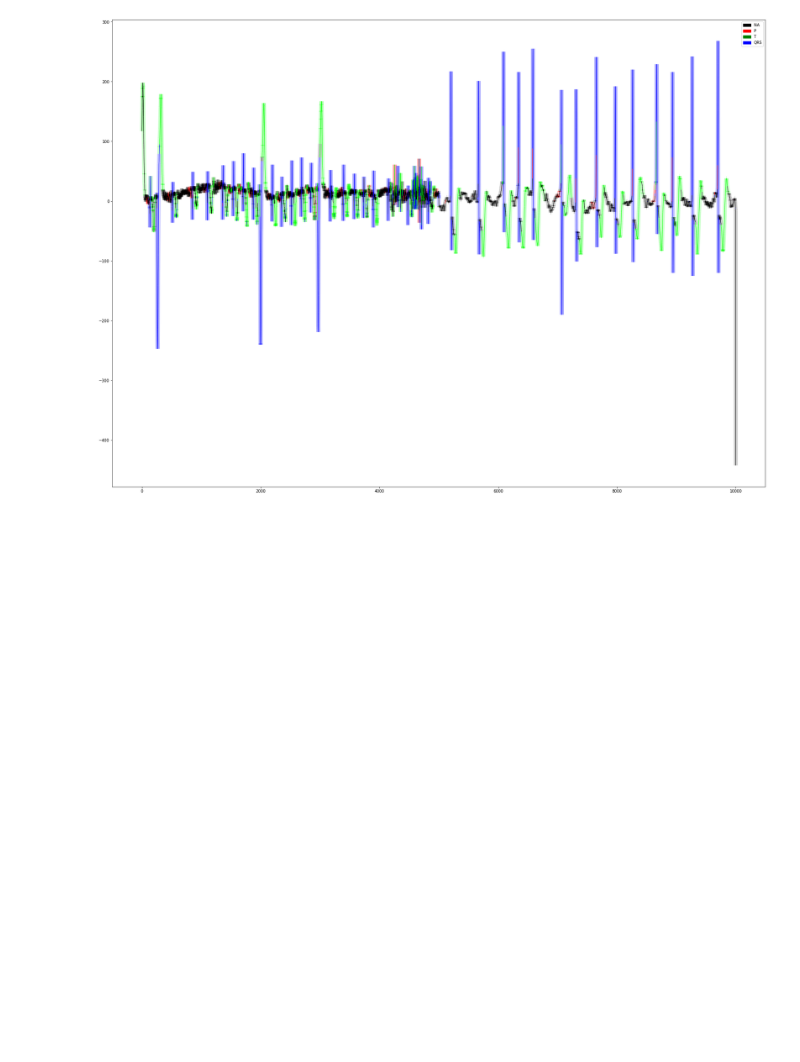
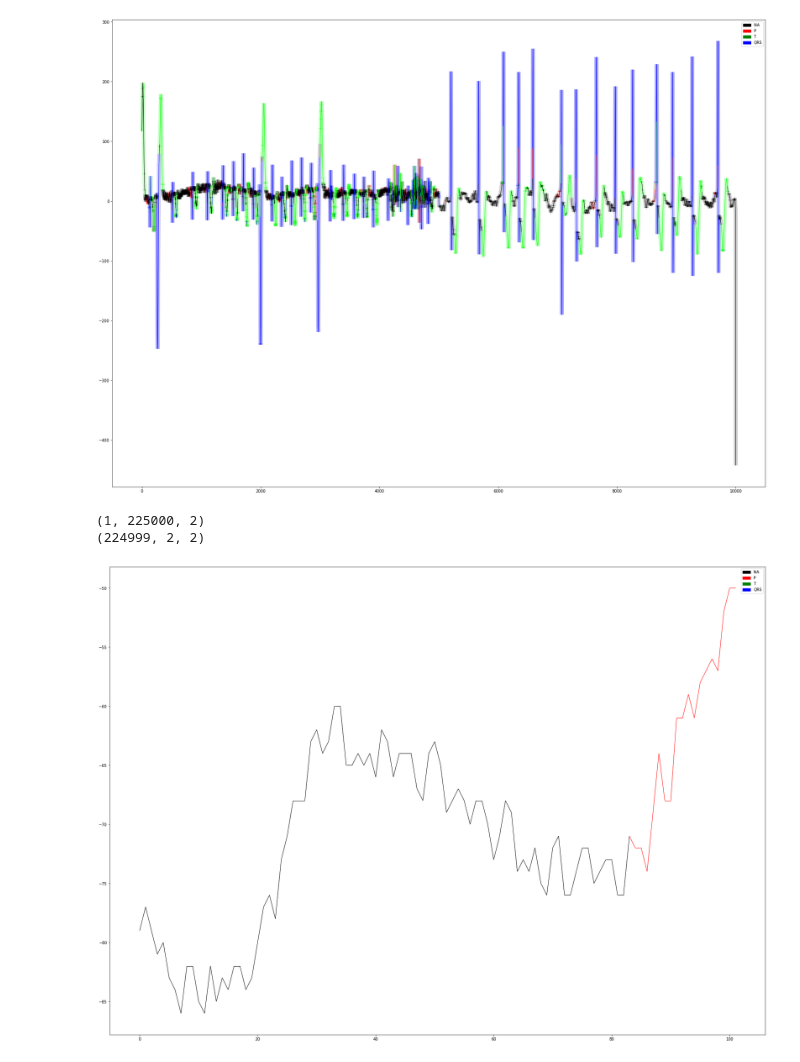
Before and after one commit to lavisheng/pytorch-ECGsegmentation, a Jupyter notebook: segmentation.ipynb, the cells around one changed output. Cells and saved outputs as stored; diff of their text form; code cells hidden in the pictures; blank space fills up the shorter version.

```diff
--- a/segmentation.ipynb
+++ b/segmentation.ipynb
@@ -65,8 +65,8 @@ class ECGDataset(Dataset):
          _, _, zzx = signal.stft(ecgData.flatten(), fs=250, noverlap=127,
                                  nperseg=128, window=w, padded=False)
          # Reshape, and take imaginary and real as separate
-         zzx = zzx.reshape(-1, 65)
-         zzx = np.take(zzx, range(1, 21), axis=1)
+         zzx = np.take(zzx, range(1, 21), axis=0)
+         zzx = zzx.transpose()
          ecgData = np.hstack([zzx.real, zzx.imag])
          # Free apparently helps with memory (after using)
          zzx = None
@@ -250,7 +250,7 @@ with torch.no_grad():
    total_signal_pairs = np.concatenate([total_signal[:-1], total_signal[1:]],
                                        axis=1)
    total_signal_pairs = total_signal_pairs.reshape(-1, 2, 2)
-   np.hstack([total_signal[:-1], total_signal[1:]])
+   #np.hstack([total_signal[:-1], total_signal[1:]])
    print('Test accuracy of the model on {} samples: {}%'
          .format(total, 100 * correct / total))
 # %%
@@ -299,3 +299,41 @@ fig.savefig('model_results.png', dpi = 80)
 # Confusion matrix
 cm = confusion_matrix(total_labels, total_predicted)
 cm / cm.astype(np.float).sum(axis=1)
+# %%
+data = sio.loadmat("./data/QTDataset/ecg1.mat")["ecgSignal"]
+labels = np.array([0] * data.size)
+encoder = {
+   'P' : 1,
+   'T' : 2,
+   'QRS': 3
+}
+label_data = pd.read_csv("./data/QTDataset/ecg1.csv")
+for _, row in label_data.iterrows():
+   labels[range(row['ROILimits_1'], row['ROILimits_2'])] = encoder[row['Value']]
+signals = data.squeeze()
+signals = np.dstack((
+   np.arange(0, data.size),
+   signals.flatten()))
+print(signals.shape)
+signals = signals.squeeze()
+signals = np.concatenate([signals[:-1], signals[1:]], axis=1)
+signals = signals.reshape(-1, 2, 2)
+print(signals.shape)
+disp = signals[:101]
+lc = LineCollection(segments=disp,
+                    colors=label2colour(labels[:101], 1),
+                    linewidths=1)
+fig,ax = plt.subplots()
+NA_patch = mpatches.Patch(color='black', label='NA')
+P_patch = mpatches.Patch(color='red', label='P')
+T_patch = mpatches.Patch(color='green', label='T')
+QRS_patch = mpatches.Patch(color='blue', label='QRS')
+plt.legend(handles=[NA_patch, P_patch, T_patch, QRS_patch])
+fig.set_size_inches(30, 22)
+ax.add_collection(lc)
+ax.autoscale()
+plt.show()
+# %% [output]
+(1, 225000, 2)
+(224999, 2, 2)
+[figure, added]
```
Also changed, not shown: parts of 2 cells of this notebook.
